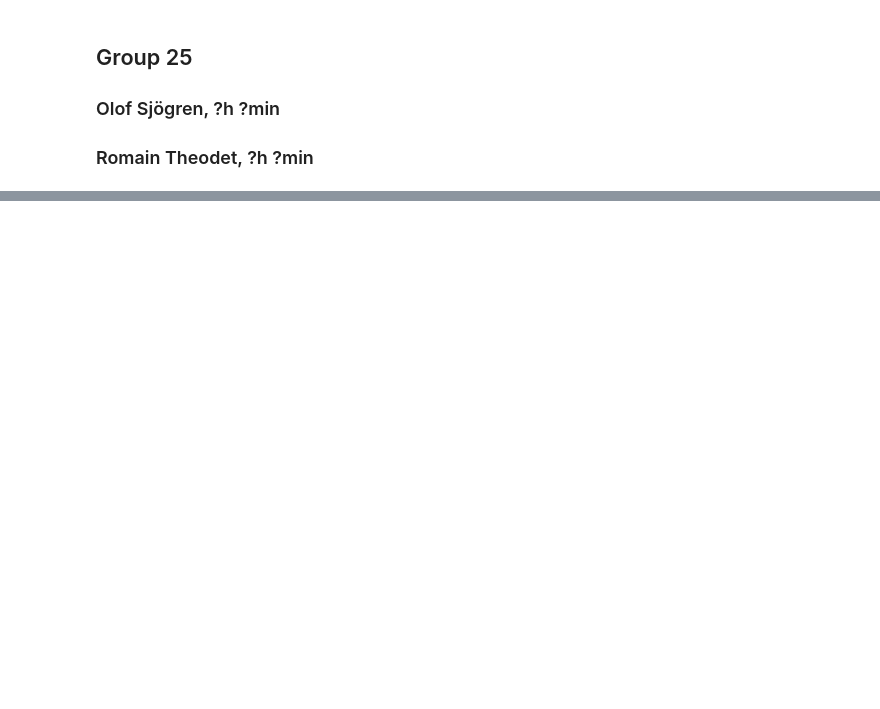
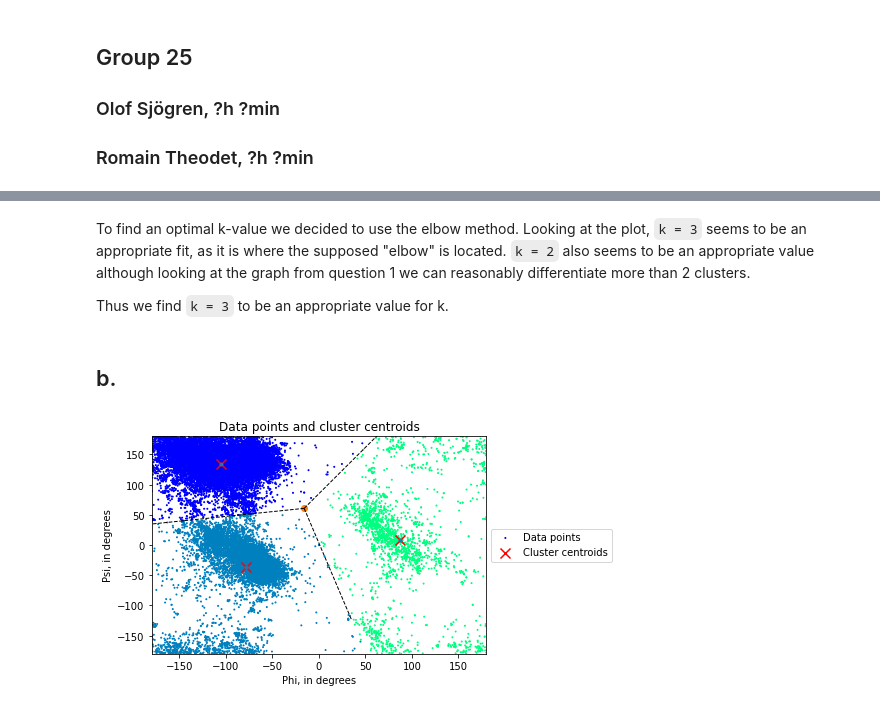
Before and after one commit to RomainTHD-UniStuff/DAT405_Introduction_to_Data_Science_and_AI, a Jupyter notebook: Assignment_3/Assignment_3.ipynb, the cells around one changed output, grey strips where cells are left out. Drawn from its saved outputs; the diff is of its cells as text; code cells hidden in the pictures; blank space fills up the shorter version.

```diff
--- a/Assignment_3/Assignment_3.ipynb
+++ b/Assignment_3/Assignment_3.ipynb
@@ -7,0 +64,31 @@
+# %% [markdown]
+To  find an optimal k-value we decided to use the elbow method.
+Looking at the plot, `k = 3` seems to be an appropriate fit, as it is where the supposed "elbow" is located. `k = 2` also seems to be an appropriate value although looking at the graph from question 1 we can reasonably differentiate more than 2 clusters.
+
+Thus we find `k = 3` to be an appropriate value for k.
+# %% [markdown]
+## b.
+# %%
+from scipy.spatial import Voronoi, voronoi_plot_2d
+
+# kmeans using k=3 as determined from a.
+kmeans = KMeans(n_clusters=3, random_state=0).fit(X)
+
+# Plotting the Voronoi diagram of the cluser centers
+voronoi_plot_2d(Voronoi(kmeans.cluster_centers_))
+
+# Plotting the cluster centers and the data points on a 2D plane
+plt.scatter(x, y, s=1, c=kmeans.labels_, cmap="winter", label="Data points")
+plt.scatter(kmeans.cluster_centers_[:, 0], kmeans.cluster_centers_[:, 1], s=100, c="red", marker="x", label="Cluster centroids")
+
+# Plot accompanying labels, title, and legend
+plt.xlabel("Phi, in degrees")
+plt.ylabel("Psi, in degrees")
+plt.title("Data points and cluster centroids")
+plt.legend(loc="center left", bbox_to_anchor=(1, 0.5))
+plt.xlim([-180, 180])
+plt.ylim([-180, 180])
+
+plt.show()
+# %% [output]
+[figure, added]
```
Also changed, not shown: parts of 17 cells of this notebook, 1 other file.
